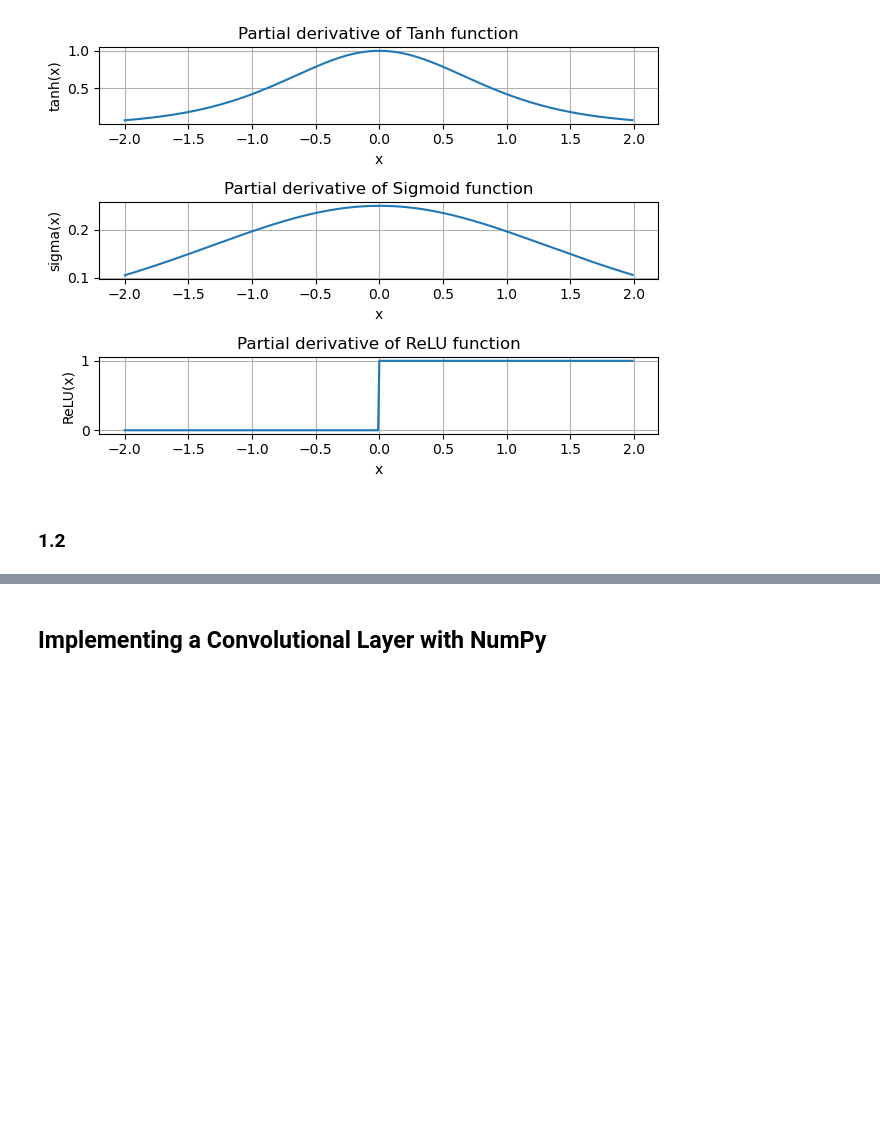
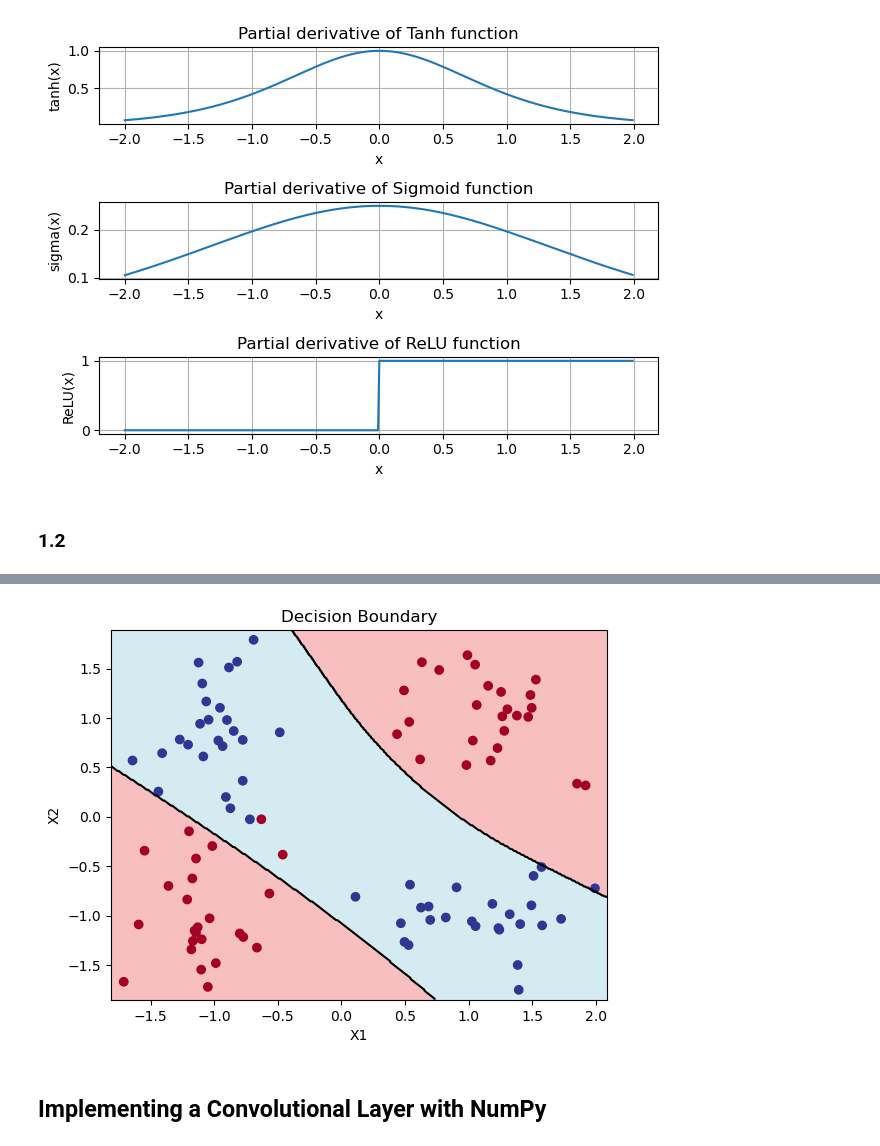
Before and after one commit to ahmetakman/EE449_homeworks, a Jupyter notebook: hw1/hw1.ipynb, the cells around one changed output, grey strips where cells are left out. Drawn from its saved outputs; the diff is of its cells as text; code cells hidden in the pictures; blank space fills up the shorter version.

Commit message:
first part seems to be completed without the discussion part

```diff
--- a/hw1/hw1.ipynb
+++ b/hw1/hw1.ipynb
@@ -82,30 +82,32 @@ class MLP:
         self.weights_hidden_output = np.random.randn(self.hidden_size, self.output_size)
         self.bias_output = np.zeros((1, self.output_size))
 
-        def sigmoid(self, x):
-            return #FILL HERE
-        def sigmoid_derivative(self, x):
-            return #FILL HERE
-        def forward(self, inputs):
-            # Forward pass through the network
-            self.hidden_output = #FILL HERE
-            self.output = #FILL HERE
-            return self.output
-        def backward(self, inputs, targets, learning_rate):
-            # Backward pass through the network
-            # Compute error
-            output_error = #FILL HERE
-            hidden_error = #FILL HERE
-            # Compute gradients
-            output_delta = #FILL HERE
-            hidden_delta = #FILL HERE
-            # Update weights and biases
-            self.weights_hidden_output = #FILL HERE
-            self.bias_output = #FILL HERE
-            self.weights_input_hidden = #FILL HERE
-            self.bias_hidden = #FILL HERE
+    def sigmoid(self, x):
+        return np.exp(x) / (np.exp(x)+1)
+    def sigmoid_derivative(self, x):
+        return np.exp(-x) / (np.exp(-x)+1)**2
 
+    def forward(self, inputs):
+        # Forward pass through the network
+        self.hidden_output =  self.sigmoid(np.dot(inputs, self.weights_input_hidden) + self.bias_hidden)
+        self.output =  np.round(np.dot(self.hidden_output, self.weights_hidden_output) + self.bias_output)
+        return self.output
 
+    def backward(self, inputs, targets, learning_rate):
+        # Backward pass through the network
+        # Compute error
+        output_error = targets - self.output
+        hidden_error = output_error * self.sigmoid_derivative(self.hidden_output)
+        # Compute gradients
+        output_delta = output_error * self.sigmoid_derivative(self.output)
+        hidden_delta = hidden_error * self.sigmoid_derivative(self.hidden_output)
+        # Update weights and biases
+        self.weights_hidden_output = self.weights_hidden_output + learning_rate * np.dot(self.hidden_output.T, output_delta)
+        self.bias_output = self.bias_output + learning_rate * np.sum(output_delta, axis=0, keepdims=True)
+        self.weights_input_hidden = self.weights_input_hidden + learning_rate * np.dot(inputs.T, hidden_delta)
+        self.bias_hidden = self.bias_hidden + learning_rate * np.sum(hidden_delta, axis=0, keepdims=True)
+
+from utils import part1CreateDataset, part1PlotBoundary
 x_train, y_train, x_val, y_val = part1CreateDataset(train_samples=1000, val_samples=100, std=0.4)
 
 # Define neural network parameters
@@ -118,16 +120,20 @@ nn = MLP(input_size, hidden_size, output_size)
 # Train the neural network
 for epoch in range(10000):
     # Forward propagation
-    output = #FILL HERE
+    output = nn.forward(x_train)
     # Backpropagation
-    #FILL HERE
+    nn.backward(x_train, y_train, learning_rate)
+
     # Print the loss (MSE) every 1000 epochs
     if epoch % 1000 == 0:
-        loss = #FILL HERE
-        print(f’Epoch {epoch}: Loss = {loss}’)
+        loss = np.mean((y_train - output)**2)
+        print(f'Epoch {epoch}: Loss = {loss}')
+
+
 # Test the trained neural network
-y_predict = #FILL HERE
-print(f’{np.mean(y_predict==y_val)*100} % of test examples classified correctly.’)
+y_predict = nn.forward(x_val)
+print(f'{np.mean(y_predict==y_val)*100} % of test examples classified correctly.')
 
 
 part1PlotBoundary(x_val, y_val, nn)
+# %% [output]
@@ -134,3 +151,4 @@ part1PlotBoundary(x_val, y_val, nn)
+[figure, added]
 # %% [markdown]
 ## Implementing a Convolutional Layer with NumPy
 # %% [markdown]
```
Also changed, not shown: parts of 1 cell of this notebook, 1 other file.
